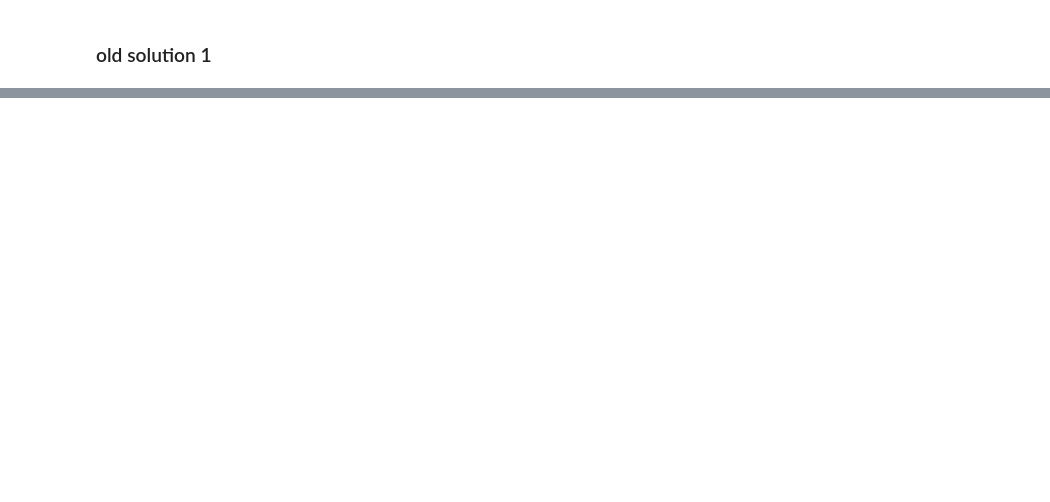
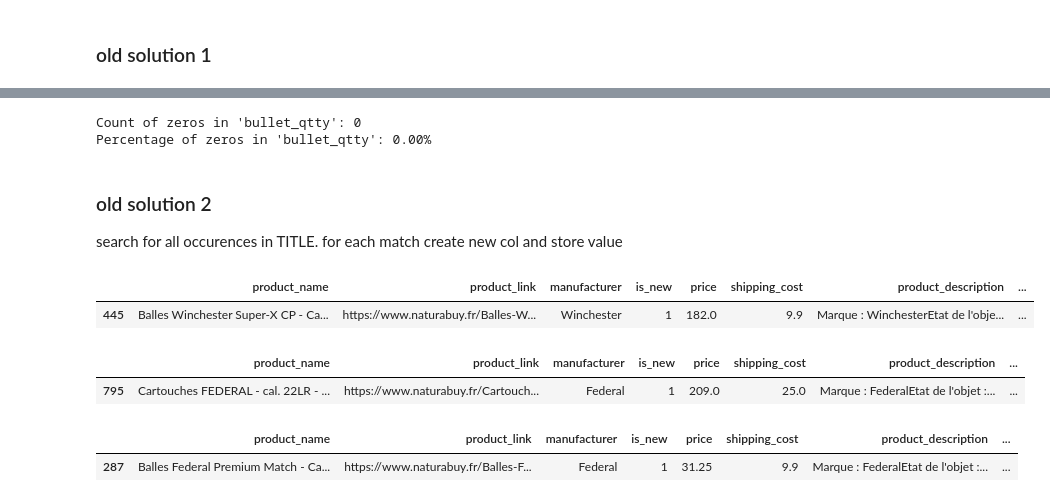
Before and after one commit to Aciago/Price_selector, a Jupyter notebook: re_bullet_qtty_v2.ipynb, the cells around one changed output, grey strips where cells are left out. Cells and saved outputs as stored; diff of their text form; code cells hidden in the pictures; blank space fills up the shorter version.

```diff
--- a/re_bullet_qtty_v2.ipynb
+++ b/re_bullet_qtty_v2.ipynb
@@ -241,3 +383,23 @@ df_solution_b.sample(10)
+# %%
+# get stats on results
+
+# Calculate counts and percentages of zeros in 'bullet_qtty'
+title_zero_count = df['bullet_qtty'].value_counts().get(0, 0)  # Get the count of zeros
+title_total_count = len(df)  # Total number of rows in the column
+title_zero_percent = (title_zero_count / title_total_count) * 100
+
+print(f"Count of zeros in 'bullet_qtty': {title_zero_count}")
+print(f"Percentage of zeros in 'bullet_qtty': {title_zero_percent:.2f}%")
+# %% [output]
+Count of zeros in 'bullet_qtty': 0
+Percentage of zeros in 'bullet_qtty': 0.00%
+# %% [markdown]
+### old solution 2
+search for all occurences in TITLE.
+for each match create new col and store value
+# %%
+# read back raw data from csv
+df = pd.read_csv('scraped_data_clean.csv')
 # %%
 # qtty of ammo search in TITLE
 
@@ -257,4 +419,9 @@ def find_ammo_qtty_title(df):
 
     return df
 # %%
-find_ammo_qtty_title(df)
+df_old2 = find_ammo_qtty_title(df)
+
+df_old2.sample(1)
+# %% [output]
+|  | product_name | product_link | manufacturer | is_new | price | shipping_cost | product_description | ... |
+| 445 | Balles Winchester Super-X CP - Ca... | https://www.naturabuy.fr/Balles-W... | Winchester | 1 | 182.0 | 9.9 | Marque : WinchesterEtat de l'obje... | ... |
@@ -279,8 +444,12 @@ def find_ammo_qtty_description(df):
 
     return df
 # %%
-df_new2 = find_ammo_qtty_description(df)
-df_new2.head(3)
+df_old21 = find_ammo_qtty_description(df_old2)
+
+df_old21.sample(1)
+# %% [output]
+|  | product_name | product_link | manufacturer | is_new | price | shipping_cost | product_description | ... |
+| 795 | Cartouches FEDERAL - cal. 22LR - ... | https://www.naturabuy.fr/Cartouch... | Federal | 1 | 209.0 | 25.0 | Marque : FederalEtat de l'objet :... | ... |
 # %%
 # qtty of boxes search
 
@@ -302,7 +471,11 @@ def find_box_numbers(df):
 
     return df
 # %%
-df_new3 = find_box_numbers(df)
-df_new3.head(3)
+df_old22 = find_box_numbers(df_old21)
+
+df_old22.sample(1)
+# %% [output]
+|  | product_name | product_link | manufacturer | is_new | price | shipping_cost | product_description | ... |
+| 287 | Balles Federal Premium Match - Ca... | https://www.naturabuy.fr/Balles-F... | Federal | 1 | 31.25 | 9.9 | Marque : FederalEtat de l'objet :... | ... |
 # %%
 df.head()
```
Also changed, not shown: parts of 20 cells of this notebook.
